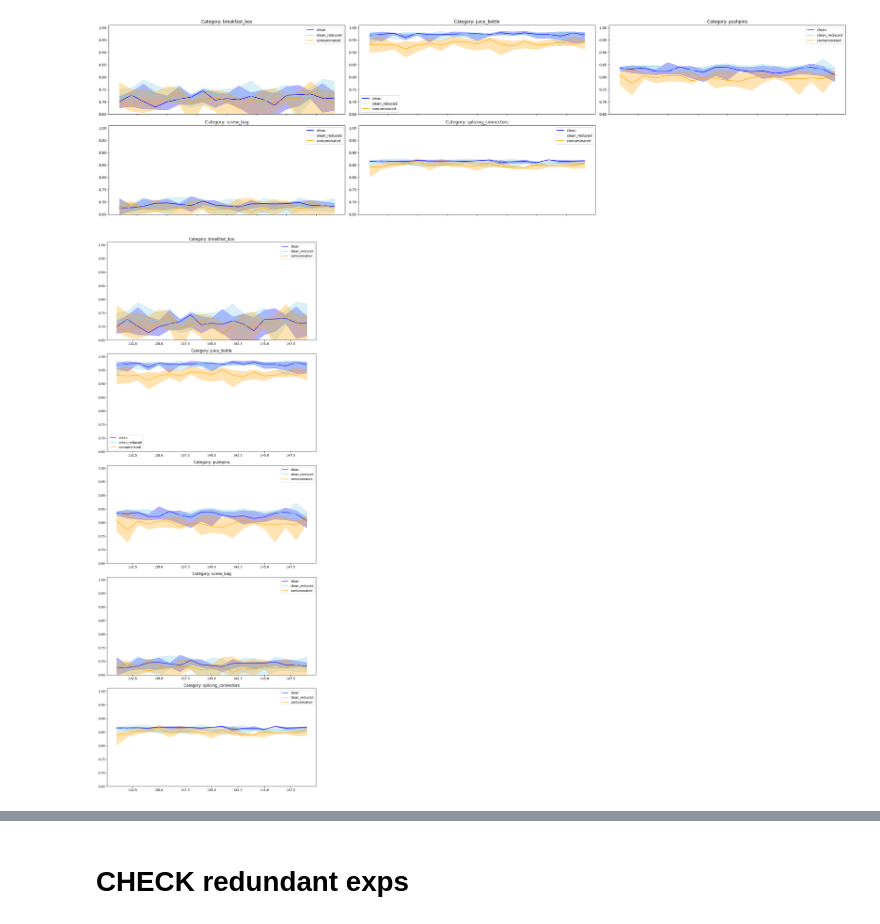
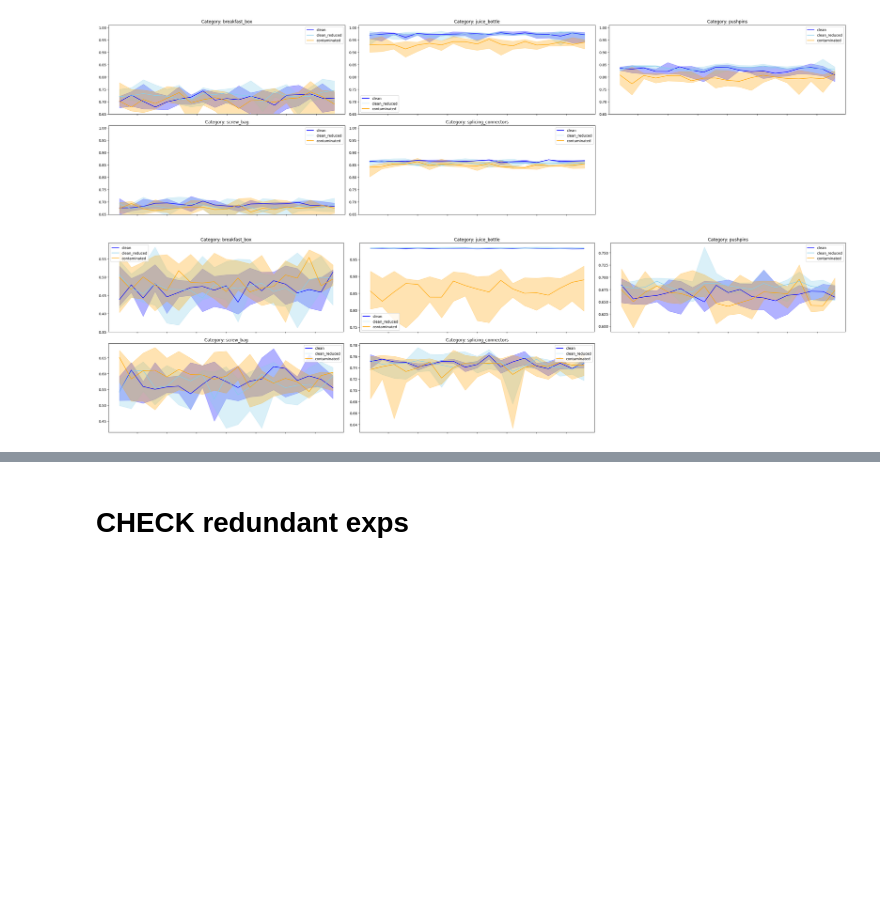
Before and after one commit to buehlpa/UTRAD, a Jupyter notebook: inspect_training_val_mvtec_loco.ipynb, the cells around one changed output, grey strips where cells are left out. Saved outputs shown, nothing was run; the diff lists cells and outputs as text; code cells hidden in the pictures; blank space fills up the shorter version.

```diff
--- a/inspect_training_val_mvtec_loco.ipynb
+++ b/inspect_training_val_mvtec_loco.ipynb
@@ -297,34 +297,34 @@ plt.show()
 # %% [output]
 [figure]
 # %%
-#fig, axes = plt.subplots(5, 3, figsize=(30, 20), sharex=True)
-fig, axes = plt.subplots(len(categories), 1, figsize=(10, len(categories) * 5))
+fig, axes = plt.subplots(5, 3, figsize=(30, 20), sharex=True)
+axes = axes.flatten()
 
-# Function to calculate highest, lowest, and median
+
 def calculate_stats(data):
-    highest = data.groupby('epoch')['image_AUC'].max()
-    lowest = data.groupby('epoch')['image_AUC'].min()
-    median = data.groupby('epoch')['image_AUC'].median()
+    highest = data.groupby('epoch')['pixel_AUC'].max()
+    lowest = data.groupby('epoch')['pixel_AUC'].min()
+    median = data.groupby('epoch')['pixel_AUC'].median()
     return highest, lowest, median
 
 for ax, category in zip(axes, categories):
     allres_cat = allres_epochs[allres_epochs['category'] == category]
     for setting in hue_order:
         data = allres_cat[allres_cat['setting'] == setting]
         highest, lowest, median = calculate_stats(data)
         epochs = highest.index
 
         ax.fill_between(epochs, lowest, highest, color=palette[setting], alpha=0.3)
         ax.plot(epochs, median, color=palette[setting], label=setting)
 
     ax.set_title(f'Category: {category}')
     ax.legend(loc='best')
-    ax.set_ylim(0.65, 1.01)
+    # ax.set_ylim(0.65, 1.01)
 
 for ax in axes[len(categories):]:
     ax.set_visible(False)
 
 plt.tight_layout()
 plt.show()
 # %% [output]
-[figure, old version]
+[figure, new version]
```
Also changed, not shown: parts of 1 cell of this notebook, 3 other files.
